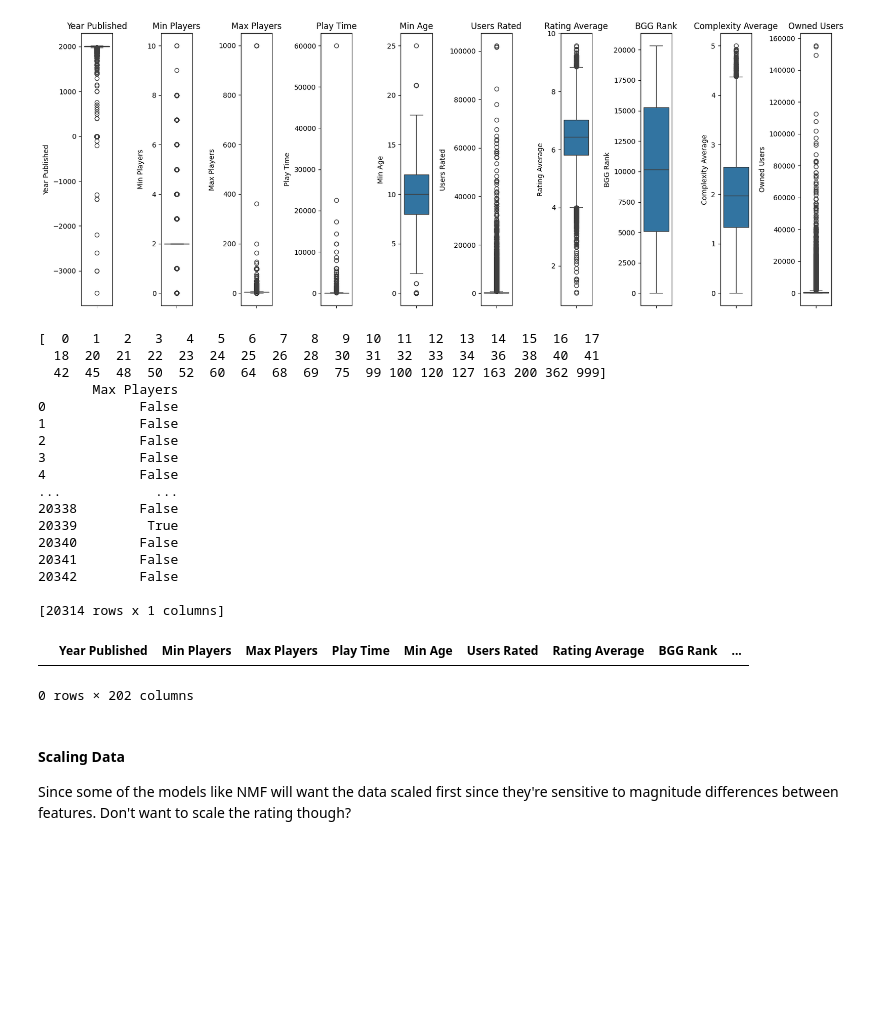
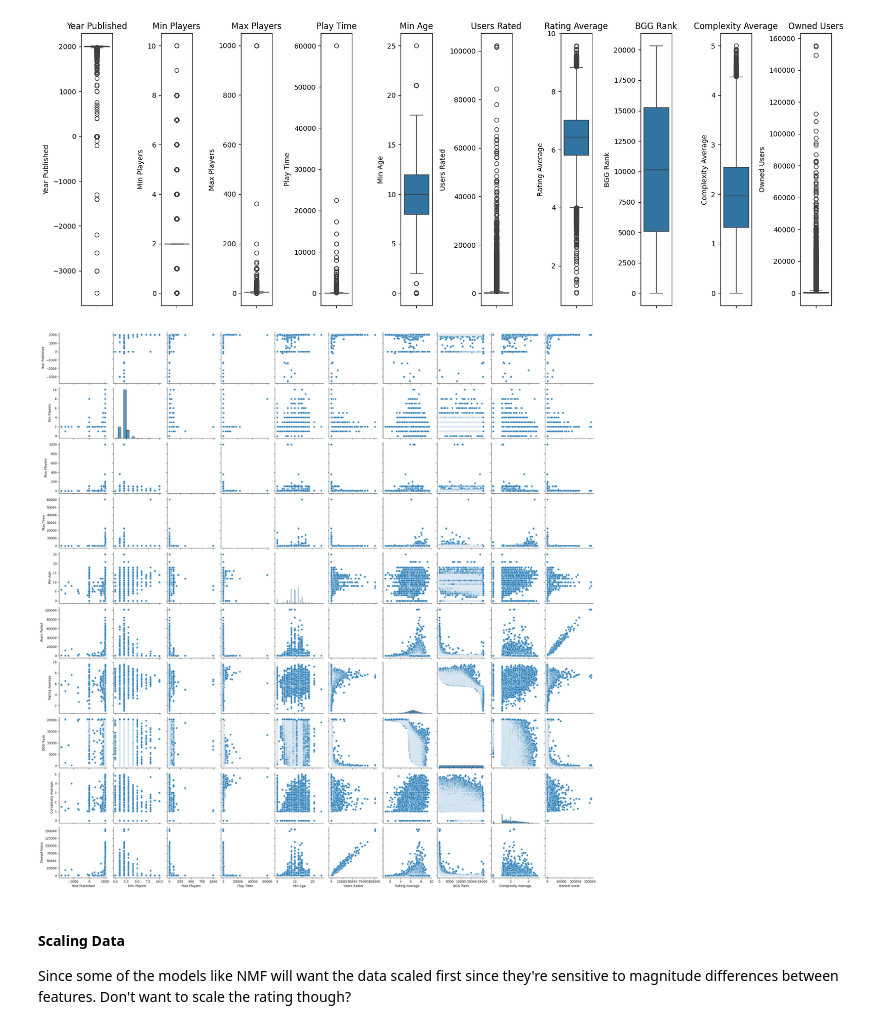
Before and after one commit to bxue2/Unsupervised-Learning-Final, a Jupyter notebook: Final.ipynb, the cells around one changed output. Cells and saved outputs as stored; diff of their text form; code cells hidden in the pictures; blank space fills up the shorter version.

Commit message:
Pairplot added

```diff
--- a/Final.ipynb
+++ b/Final.ipynb
@@ -271,44 +273,11 @@ plt.show()
 # %% [output]
 [figure]
 # %%
-def check_outliers_iqr(df, columns):
-    for column in columns:
-        Q1 = df[column].quantile(0.25)
-        Q3 = df[column].quantile(0.75)
-        IQR = Q3 - Q1
+sns.pairplot(df[col_names])
 
-        lower_bound = Q1 - 1.5 * IQR
-        upper_bound = Q3 + 1.5 * IQR
-
-        # Filter out the rows where the column value is outside the bounds
-        print(df[columns] >= upper_bound)
-        in_range = df[(df[column] >= lower_bound) & (df[column] <= upper_bound)]
-        out_range = df[(df[column] <= lower_bound) & (df[column] >= upper_bound)]
-
-    return out_range
-
-print(np.unique(df['Max Players']))
-check_outliers_iqr(df, ['Max Players']).head()
+plt.show()
 # %% [output]
-[  0   1   2   3   4   5   6   7   8   9  10  11  12  13  14  15  16  17
-  18  20  21  22  23  24  25  26  28  30  31  32  33  34  36  38  40  41
-  42  45  48  50  52  60  64  68  69  75  99 100 120 127 163 200 362 999]
-       Max Players
-0            False
-1            False
-2            False
-3            False
-4            False
-...            ...
-20338        False
-20339         True
-20340        False
-20341        False
-20342        False
-
-[20314 rows x 1 columns]
-|  | Year Published | Min Players | Max Players | Play Time | Min Age | Users Rated | Rating Average | BGG Rank | ... |
-0 rows × 202 columns
+[figure, added]
 # %% [markdown]
 #### Scaling Data
 Since some of the models like NMF will want the data scaled first since they're sensitive to magnitude differences between features.
```
Also changed, not shown: parts of 14 cells of this notebook.
